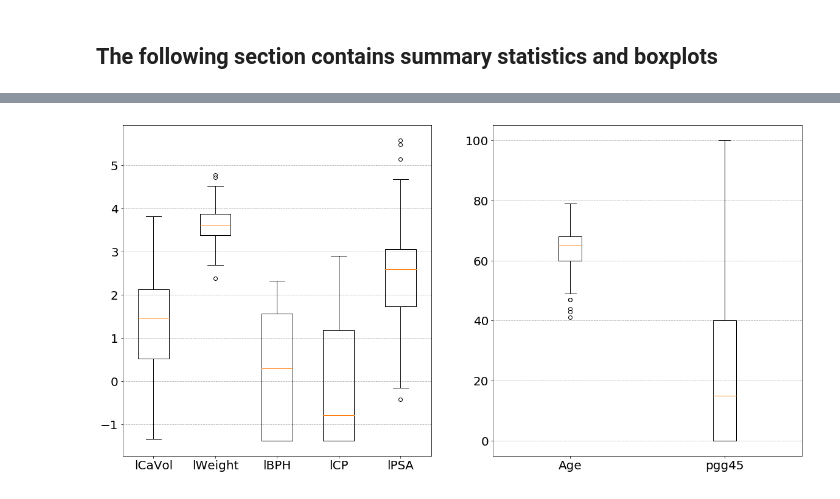
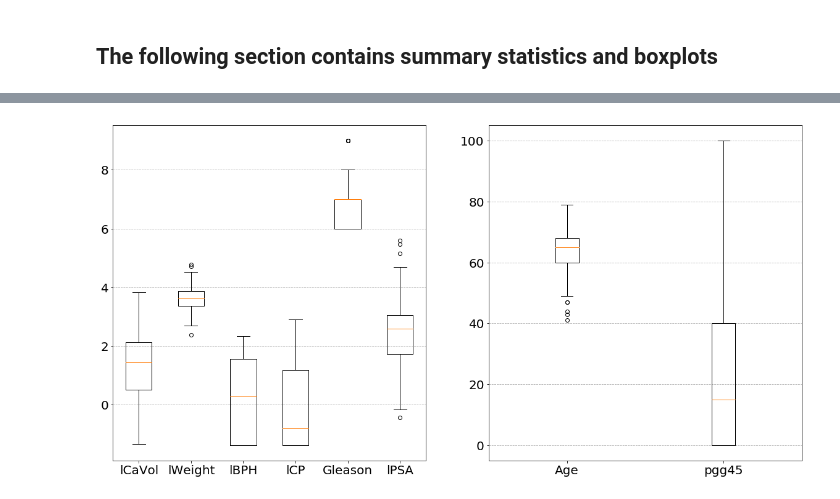
Before and after one commit to gretatuckute/ML_fall2018, a Jupyter notebook: ML_Report_1.ipynb, the cells around one changed output, grey strips where cells are left out. Cells and saved outputs as stored; diff of their text form; code cells hidden in the pictures.

```diff
--- a/ML_Report_1.ipynb
+++ b/ML_Report_1.ipynb
@@ -275,37 +265,37 @@ plt.show()
 
 # Attribute to use as query
 
-selected_rows = [0,1,3,5,7]
+selected_rows = [0,1,3,5,6,8]
 selected_names = []
 
 for i in selected_rows:
     selected_names.append(attributeNames[i])
 
 # Create Boxplot of raw data with Age and pgg45
-selected_rows2 = [2,6]
+selected_rows2 = [2,7]
 selected_names2 = []
 
 for i in selected_rows2:
     selected_names2.append(attributeNames[i])
 
 #plot boxplots together
 plt.figure(figsize=(20,10))
 plt.rc('xtick', labelsize=20)
 plt.rc('ytick', labelsize=20)
 plt.subplot(1, 2, 1)
 plt.boxplot(X[:,selected_rows])
 #plt.title('Boxplots of raw data');
-plt.xticks([1,2,3,4,5],selected_names)
+plt.xticks([1,2,3,4,5,6], selected_names)
 plt.grid(axis='y',linestyle='dashed')
 
 plt.subplot(1, 2, 2)
 plt.boxplot(X[:,selected_rows2])
 #plt.title('Boxplots of raw data');
 plt.xticks([1,2],selected_names2)
 plt.grid(axis='y',linestyle='dashed')
 plt.show()
 # %% [output]
-[figure, old version]
+[figure, new version]
 # %%
 #Covariance and correlation
 
```
Also changed, not shown: parts of 12 cells of this notebook, 1 other file.
